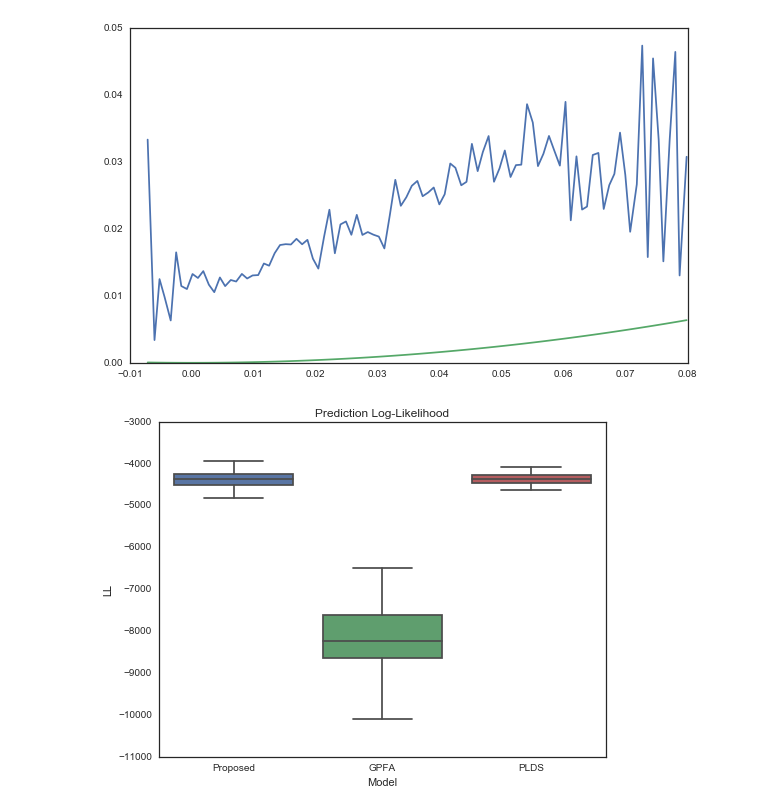
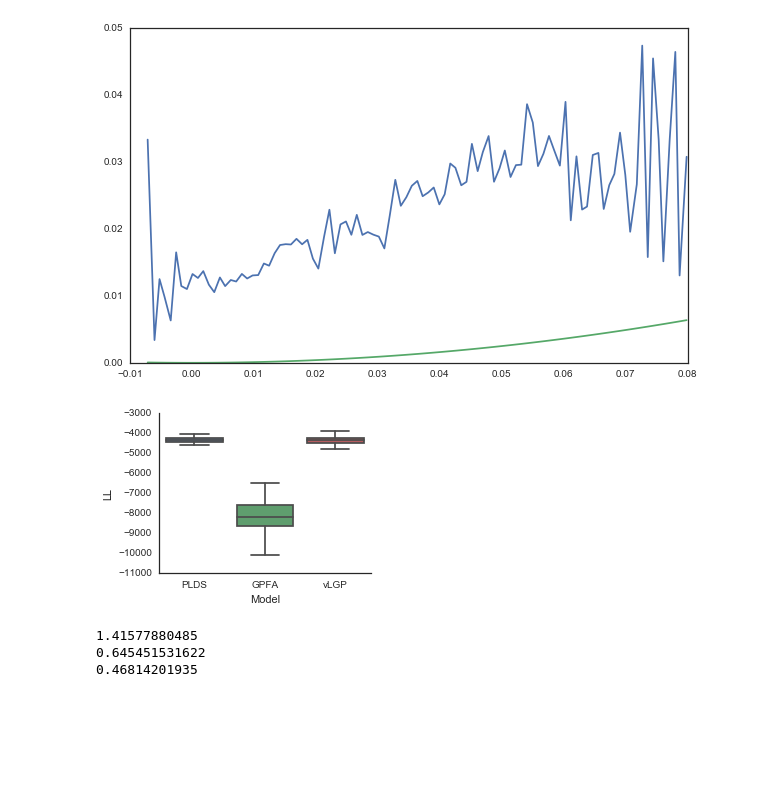
Before and after one commit to catniplab/vlgp, a Jupyter notebook: Lorenz.ipynb, the cells around one changed output. Cells and saved outputs as stored; diff of their text form; code cells hidden in the pictures; blank space fills up the shorter version.

```diff
--- a/Lorenz.ipynb
+++ b/Lorenz.ipynb
@@ -302,23 +303,29 @@ Loading subspace angle: 71.35 deg
 [figure]
 [figure]
 # %%
-plt.figure(figsize=(8, 6));
+c0 = list(mpl.rcParams['axes.prop_cycle'])[0]['color']
+c1 = list(mpl.rcParams['axes.prop_cycle'])[1]['color']
+c2 = list(mpl.rcParams['axes.prop_cycle'])[2]['color']
+
+plt.figure(figsize=(4, 3));
 for i in range(nsample):
     Lorenz_PLDS[i]['Time'][0] = 1
     Lorenz_GPFA[i]['iterTime'][0] = 1
     Lorenz_vLGP[i]['Elapsed'][0, :] = 1
-    plt.semilogx(np.cumsum(Lorenz_PLDS[i]['Time']), rad2deg(Lorenz_PLDS[i]['latentAngle'][1:]), color=PLDScolor);
-    plt.semilogx(np.cumsum(Lorenz_GPFA[i]['iterTime']), rad2deg(Lorenz_GPFA[i]['latentAngle']), color=GPFAcolor);
-    plt.semilogx(np.cumsum(Lorenz_vLGP[i]['Elapsed'][:,2]), rad2deg(Lorenz_vLGP[i]['LatentAngle']), color=vLGPcolor);
+    plt.semilogx(np.cumsum(Lorenz_PLDS[i]['Time']), rad2deg(Lorenz_PLDS[i]['latentAngle'][1:]), color=c0);
+    plt.semilogx(np.cumsum(Lorenz_GPFA[i]['iterTime']), rad2deg(Lorenz_GPFA[i]['latentAngle']), color=c1);
+    plt.semilogx(np.cumsum(Lorenz_vLGP[i]['Elapsed'][:,2]), rad2deg(Lorenz_vLGP[i]['LatentAngle']), color=c2);
 plt.xlabel('log(time)');
-plt.ylabel('angle');
-plt.title('Subspace angle of the latent dynamics');
+plt.ylabel('Angle (deg)');
+plt.gca().set_frame_on(False);
+# plt.title('Subspace angle of the latent dynamics');
 plt.ylim([0, 90]);
-PLDSline = Line2D((0, 0), (1, 1), color=PLDScolor);
-GPFAline = Line2D((0, 0), (1, 1), color=GPFAcolor);
-vLGPline = Line2D((0, 0), (1, 1), color=vLGPcolor);
-plt.legend(handles=[PLDSline, GPFAline, vLGPline], labels=['PLDS', 'GPFA', 'Proposed']);
-plt.savefig(os.path.join(outputpath, 'latent_angle_of_lorenz_sample.pdf'))
+PLDSline = Line2D((0, 0), (1, 1), color=c0);
+GPFAline = Line2D((0, 0), (1, 1), color=c1);
+vLGPline = Line2D((0, 0), (1, 1), color=c2);
+plt.legend(handles=[PLDSline, GPFAline, vLGPline], labels=['PLDS', 'GPFA', 'Proposed'], loc='lower right');
+plt.tight_layout()
+plt.savefig(os.path.join(figurepath, 'latent_angle_of_lorenz.pdf'))
 
 plt.figure(figsize=(8, 6));
 for i in range(nsample):
@@ -473,18 +480,41 @@ plt.plot(pr[fr > 0], pr[fr > 0]**2);
 [figure]
 # %%
 LL = np.zeros((nsample, ntrial, 3))
-
+sns.set_style("white")
 for i in range(5):
-    LL[i, :, 0] = np.nansum(stats.poisson.logpmf(LorenzCV_vLGP[i]['y'], LorenzCV_vLGP[i]['yhat']), axis=(1, 2))
+    LL[i, :, 2] = np.nansum(stats.poisson.logpmf(LorenzCV_vLGP[i]['y'], LorenzCV_vLGP[i]['yhat']), axis=(1, 2))
     LL[i, :, 1] = np.nansum(stats.poisson.logpmf(LorenzCV_vLGP[i]['y'], LorenzCV_GPFA[i]['yhat']**2), axis=(1, 2))
-    LL[i, :, 2] = np.nansum(stats.poisson.logpmf(LorenzCV_vLGP[i]['y'], LorenzCV_PLDS[i]['yhat']), axis=(1, 2))
-plt.figure(figsize=(8, 6));
-ax = sns.boxplot(data=pd.DataFrame(LL.reshape((-1, 3)), columns=['Proposed', 'GPFA', 'PLDS']), showfliers=False);
+    LL[i, :, 0] = np.nansum(stats.poisson.logpmf(LorenzCV_vLGP[i]['y'], LorenzCV_PLDS[i]['yhat']), axis=(1, 2))
+plt.figure(figsize=(4, 3));
+ax = sns.boxplot(data=pd.DataFrame(LL.reshape((-1, 3)), columns=['PLDS', 'GPFA', 'vLGP']), showfliers=False);
 plt.xlabel('Model');
 plt.ylabel('LL')
-plt.title('Prediction Log-Likelihood');
-plt.savefig(os.path.join(outputpath, 'prediction_ll_lorenz.pdf'))
+plt.gca().spines['right'].set_visible(False)
+plt.gca().spines['top'].set_visible(False)
+# plt.title('Prediction Log-Likelihood');
+plt.tight_layout()
+plt.savefig(os.path.join(figurepath, 'prediction_ll_lorenz.pdf'))
 # locs, labels = plt.xticks();
 # plt.xticks(locs, ['PLDS', 'GPFA', 'Proposed']);
 # %% [output]
-[figure, old version]
+[figure, new version]
+# %%
+idx = 2
+itrial = 1
+refy = Lorenz_vLGP[idx]['y'][itrial, :]
+refx = Lorenz_vLGP[idx]['x'][itrial, :]
+vLGP = Lorenz_vLGP[idx]['mu']
+GPFA = np.rollaxis(np.dstack(Lorenz_GPFA[idx]['seqTrain']['xsm']), axis=-1).transpose((0, 2, 1))
+PLDS = np.rollaxis(Lorenz_PLDS[idx]['xsm'], axis=-1).transpose((0, 2, 1))
+
+rotvLGP = util.rotate(util.add_constant(vLGP[itrial, :]), refx)
+rotGPFA = util.rotate(util.add_constant(GPFA[itrial, :]), refx)
+rotPLDS = util.rotate(util.add_constant(PLDS[itrial, :]), refx)
+
+print(mathf.subspace(rotPLDS, refx))
+print(mathf.subspace(rotGPFA, refx))
+print(mathf.subspace(rotvLGP, refx))
+# %% [output]
+1.41577880485
+0.645451531622
+0.46814201935
```
Also changed, not shown: parts of 16 cells of this notebook, 5 other files.
